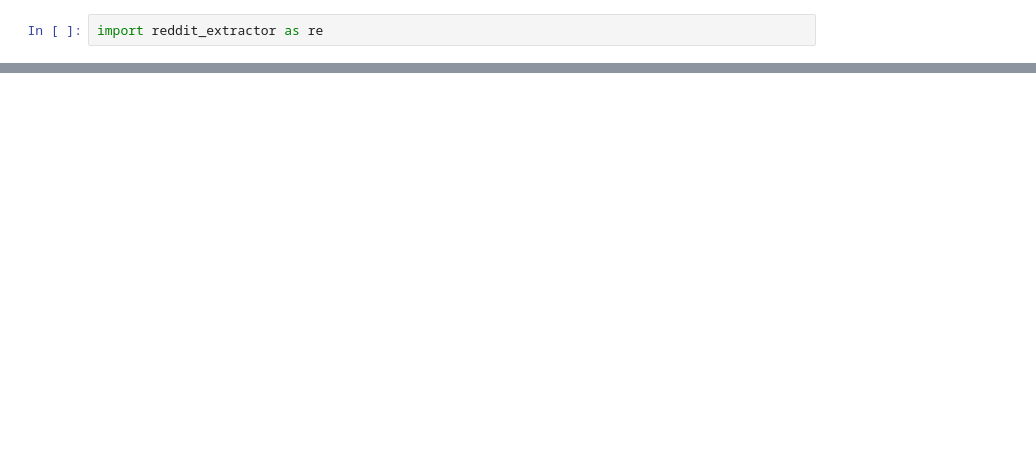
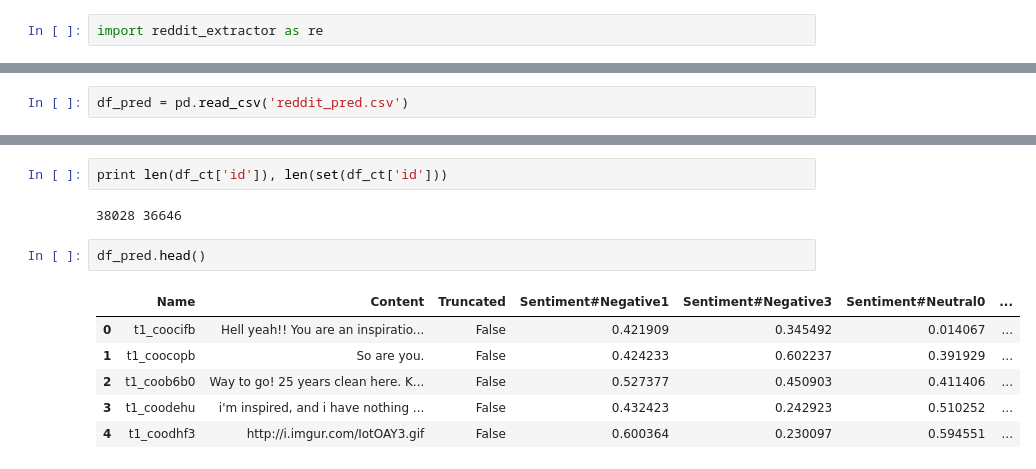
Before and after one commit to bensethbell/Subreddit_Toxicity, a Jupyter notebook: Reddit_Extractor_Test.ipynb, the cells around one changed output, grey strips where cells are left out. Cells and saved outputs as stored; diff of their text form; blank space fills up the shorter version.

```diff
--- a/Reddit_Extractor_Test.ipynb
+++ b/Reddit_Extractor_Test.ipynb
@@ -18,0 +63,2 @@ ImportError: dlopen(/Users/loganduffy/anaconda/lib/python2.7/site-packages/psyco
+# %%
+df_pred = pd.read_csv('reddit_pred.csv')
@@ -18,0 +126,13 @@ ImportError: dlopen(/Users/loganduffy/anaconda/lib/python2.7/site-packages/psyco
+# %%
+print len(df_ct['id']), len(set(df_ct['id']))
+# %% [output]
+38028 36646
+# %%
+df_pred.head()
+# %% [output]
+|  | Name | Content | Truncated | Sentiment#Negative1 | Sentiment#Negative3 | Sentiment#Neutral0 | ... |
+| 0 | t1_coocifb | Hell yeah!! You are an inspiratio... | False | 0.421909 | 0.345492 | 0.014067 | ... |
+| 1 | t1_coocopb | So are you. | False | 0.424233 | 0.602237 | 0.391929 | ... |
+| 2 | t1_coob6b0 | Way to go! 25 years clean here. K... | False | 0.527377 | 0.450903 | 0.411406 | ... |
+| 3 | t1_coodehu | i'm inspired, and i have nothing ... | False | 0.432423 | 0.242923 | 0.510252 | ... |
+| 4 | t1_coodhf3 | http://i.imgur.com/IotOAY3.gif | False | 0.600364 | 0.230097 | 0.594551 | ... |
```
Also changed, not shown: parts of 15 cells of this notebook, 3 other files.
